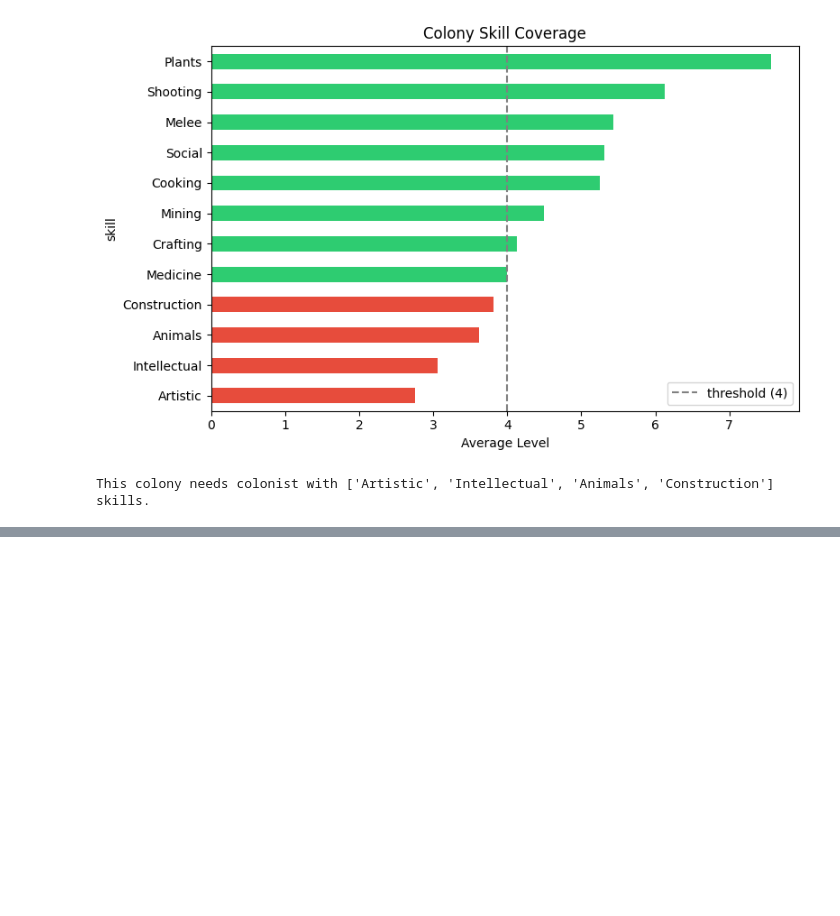
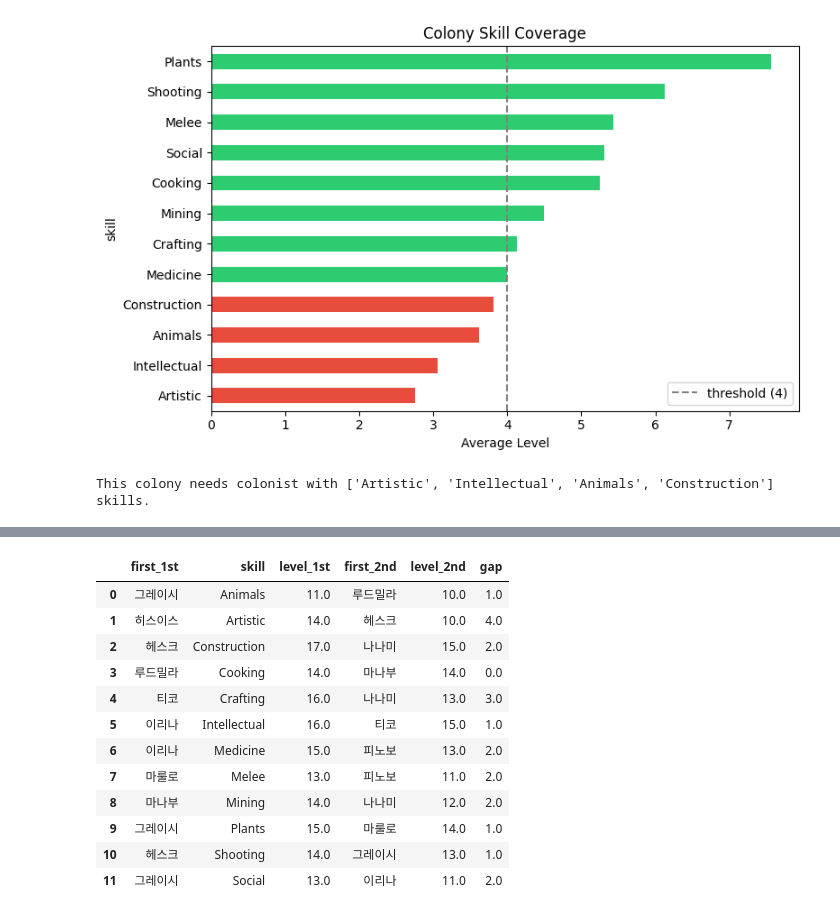
Before and after one commit to sra-ryu/RimWorld-Play-Log-Analysis, a Jupyter notebook: notebooks/colony_report.ipynb, the cells around one changed output, grey strips where cells are left out. Cells and saved outputs as stored; diff of their text form; code cells hidden in the pictures; blank space fills up the shorter version.

Commit message:
feat: extract top 2 levels for each skill and make a new dataframe with top2 colonist of each skill

```diff
--- a/notebooks/colony_report.ipynb
+++ b/notebooks/colony_report.ipynb
@@ -28,0 +34,28 @@ This colony needs colonist with ['Artistic', 'Intellectual', 'Animals', 'Constru
+# %%
+top2_levels_df = pivot_df.apply(lambda col: col.nlargest(2), axis = 0) # default: axis = 0(by column), 1(by row)
+
+top2_list = top2_levels_df.stack().reset_index()
+top2_list.columns = ["first", "skill", "level"]
+top2_list = top2_list.dropna(subset=["level"])
+top2_list = top2_list.sort_values(['skill', 'level'], ascending=[True, False])
+
+first = top2_list.groupby('skill').nth(0)
+second = top2_list.groupby('skill').nth(1)
+
+top2_df = first.merge(second, on='skill', suffixes=('_1st', '_2nd'))
+top2_df['gap'] = top2_df['level_1st'] - top2_df['level_2nd']
+top2_df
+# %% [output]
+|  | first_1st | skill | level_1st | first_2nd | level_2nd | gap |
+| 0 | 그레이시 | Animals | 11.0 | 루드밀라 | 10.0 | 1.0 |
+| 1 | 히스이스 | Artistic | 14.0 | 헤스크 | 10.0 | 4.0 |
+| 2 | 헤스크 | Construction | 17.0 | 나나미 | 15.0 | 2.0 |
+| 3 | 루드밀라 | Cooking | 14.0 | 마나부 | 14.0 | 0.0 |
+| 4 | 티코 | Crafting | 16.0 | 나나미 | 13.0 | 3.0 |
+| 5 | 이리나 | Intellectual | 16.0 | 티코 | 15.0 | 1.0 |
+| 6 | 이리나 | Medicine | 15.0 | 피노보 | 13.0 | 2.0 |
+| 7 | 마룰로 | Melee | 13.0 | 피노보 | 11.0 | 2.0 |
+| 8 | 마나부 | Mining | 14.0 | 나나미 | 12.0 | 2.0 |
+| 9 | 그레이시 | Plants | 15.0 | 마룰로 | 14.0 | 1.0 |
+| 10 | 헤스크 | Shooting | 14.0 | 그레이시 | 13.0 | 1.0 |
+| 11 | 그레이시 | Social | 13.0 | 이리나 | 11.0 | 2.0 |
```
Also changed, not shown: parts of 2 cells of this notebook.
